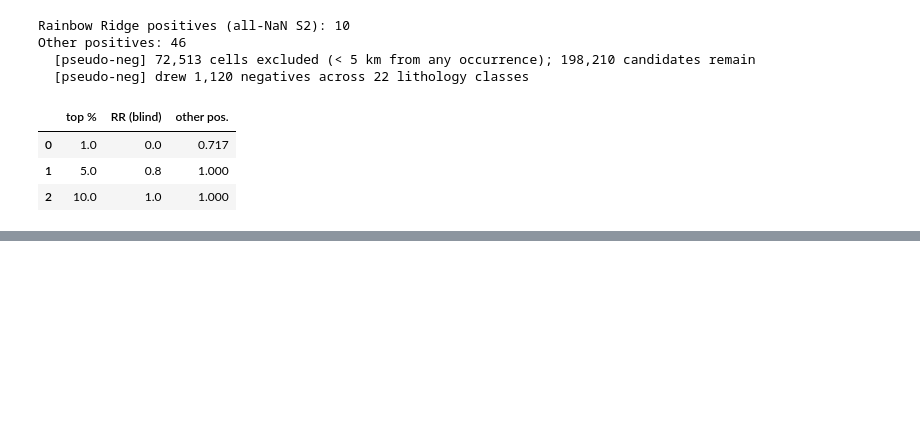
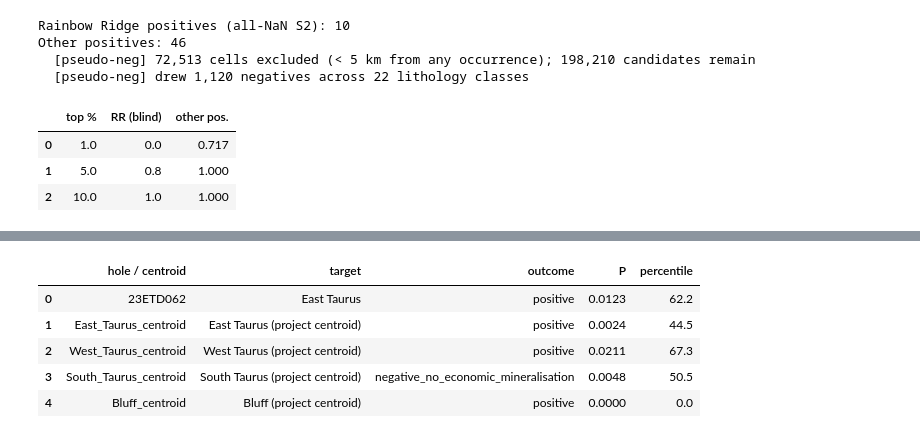
Before and after one commit to 00skyking00/ai-minerals, a Jupyter notebook: notebooks/day5_validation.ipynb, the cells around one changed output, grey strips where cells are left out. Saved outputs shown, nothing was run; the diff lists cells and outputs as text; code cells hidden in the pictures; blank space fills up the shorter version.

```diff
--- a/notebooks/day5_validation.ipynb
+++ b/notebooks/day5_validation.ipynb
@@ -466,0 +728,24 @@ This is the clearest single result to lead the writeup with.
+# %%
+kob = pd.read_csv(DATA_RAW / "kenorland/kenorland_tanacross_collars.csv")
+kx_all, ky_all = xf.transform(kob["lon"].to_numpy(), kob["lat"].to_numpy())
+_, idx_all = tree.query(np.c_[kx_all, ky_all], k=1)
+
+rows = []
+for h_id, target, outcome, i in zip(kob["hole_id"], kob["target"], kob["outcome"], idx_all):
+    p = p_fam[int(i)]
+    pct = float((p_fam < p).mean() * 100)
+    rows.append({
+        "hole / centroid": h_id,
+        "target": target,
+        "outcome": outcome,
+        "P": round(float(p), 4),
+        "percentile": round(pct, 1),
+    })
+pd.DataFrame(rows)
+# %% [output]
+|  | hole / centroid | target | outcome | P | percentile |
+| 0 | 23ETD062 | East Taurus | positive | 0.0123 | 62.2 |
+| 1 | East_Taurus_centroid | East Taurus (project centroid) | positive | 0.0024 | 44.5 |
+| 2 | West_Taurus_centroid | West Taurus (project centroid) | positive | 0.0211 | 67.3 |
+| 3 | South_Taurus_centroid | South Taurus (project centroid) | negative_no_economic_mineralisation | 0.0048 | 50.5 |
+| 4 | Bluff_centroid | Bluff (project centroid) | positive | 0.0000 | 0.0 |
```
Also changed, not shown: parts of 11 cells of this notebook, 6 other files.
